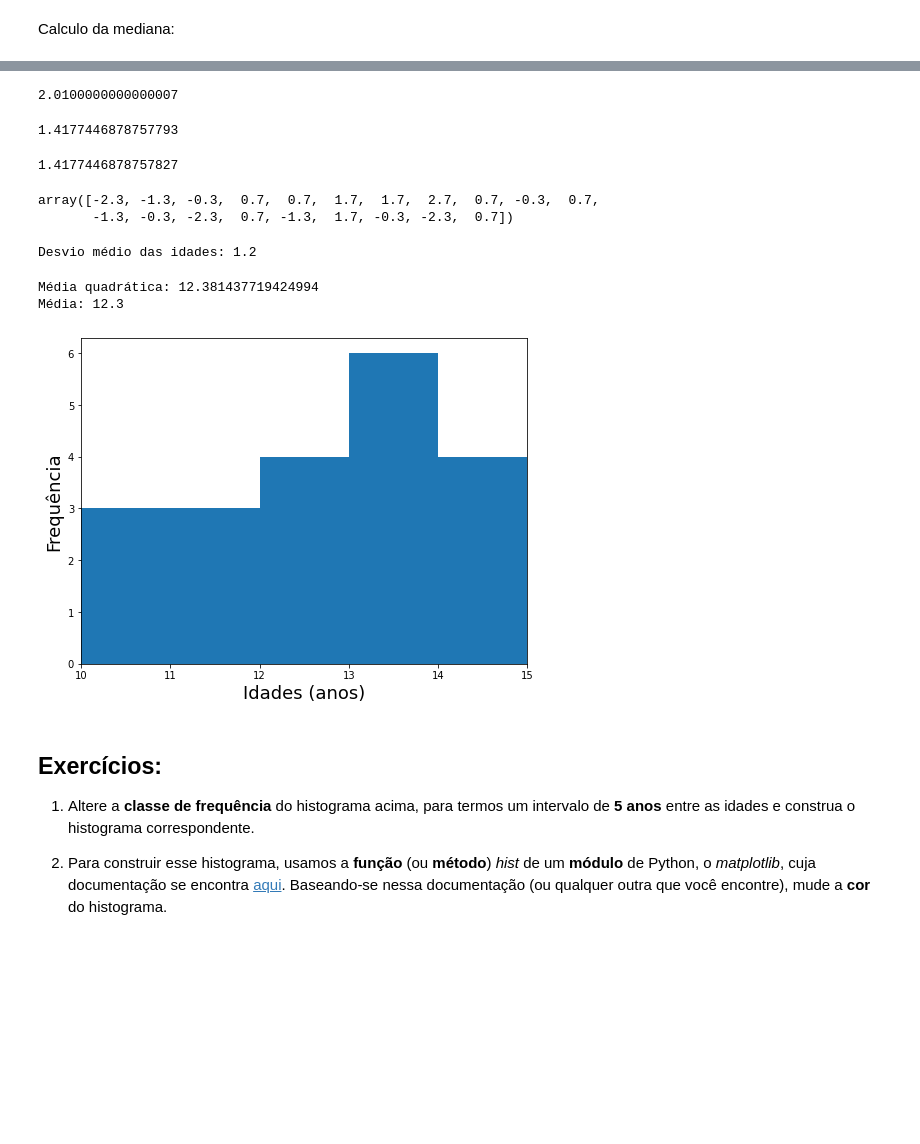
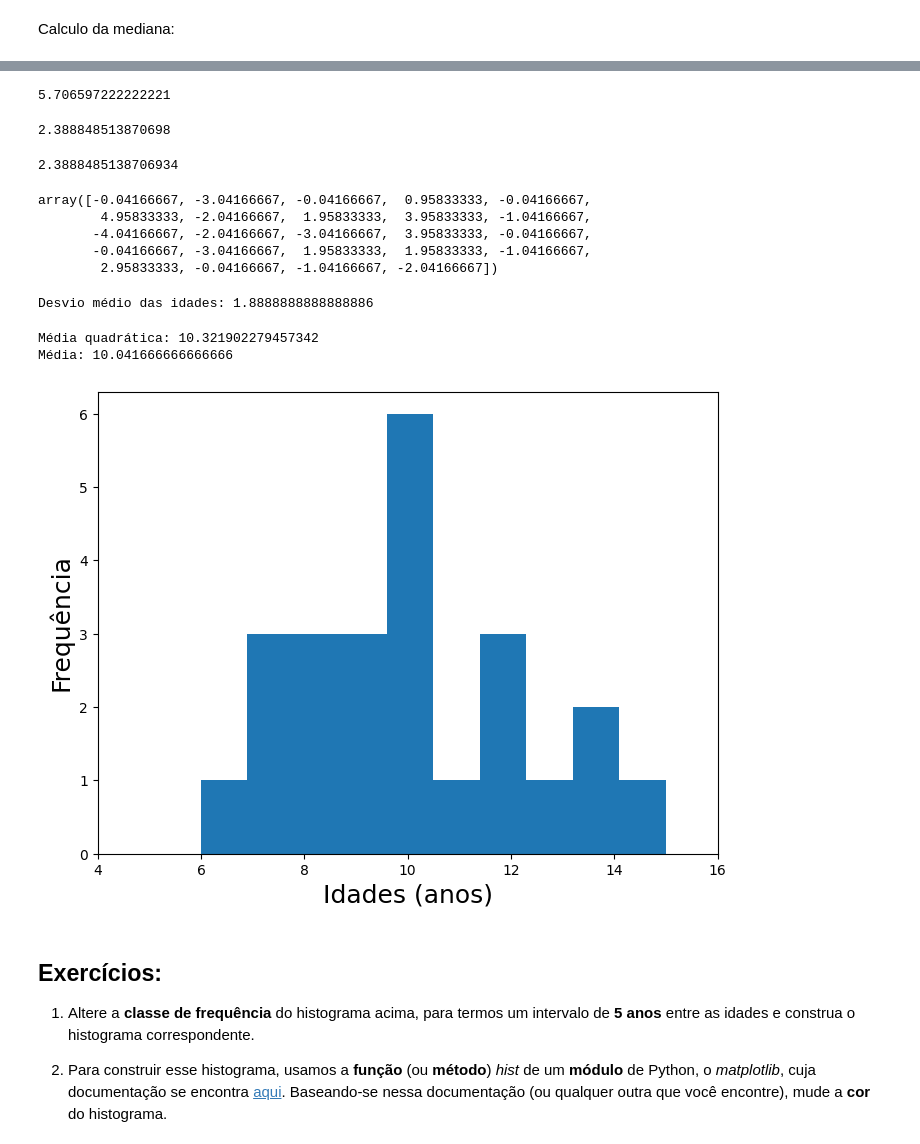
Before and after one commit to elizamelo/FisicaGeral, a Jupyter notebook: histogramasAula02Test.ipynb, the cells around one changed output, grey strips where cells are left out. Saved outputs shown, nothing was run; the diff lists cells and outputs as text; code cells hidden in the pictures; blank space fills up the shorter version.

```diff
--- a/histogramasAula02Test.ipynb
+++ b/histogramasAula02Test.ipynb
@@ -56,10 +56,9 @@ import numpy as np
 import matplotlib as mpl
 import matplotlib.pyplot as plt
 
-#Turma 3 e 4
-idades = [10,11,12,13,13,14,14,15,13,12,13,11,12,10,13,11,14,12,10,13] #anos
-#idades =[22,21,20,23,25,30,20,25,19,26,21,23,25]
-plt.hist(idades, bins=6, range=[9,16])
+#Turma 2
+idades =[10, 7, 10, 11, 10, 15, 8, 12,14, 9, 6, 8, 7, 14, 10, 10, 7,12, 12, 9, 13, 10, 9, 8] #anos
+plt.hist(idades, bins=10, range=[6,15])
 plt.xlabel('idade (anos)')
 plt.ylabel('frequência')
 plt.title('Histograma das idades de um grupo de pessoas')
@@ -197,38 +195,41 @@ variancia_I
 # %%
 np.var(idades)
 # %% [output]
-2.0100000000000007
+5.706597222222221
 # %%
 std_dev_I = np.sqrt( variancia_I )
 std_dev_I
 # %% [output]
-1.4177446878757793
+2.388848513870698
 # %%
 np.std( idades )
 # %% [output]
-1.4177446878757827
+2.3888485138706934
 # %%
 ( idades - np.mean( idades ) )
 # %% [output]
-array([-2.3, -1.3, -0.3,  0.7,  0.7,  1.7,  1.7,  2.7,  0.7, -0.3,  0.7,
-       -1.3, -0.3, -2.3,  0.7, -1.3,  1.7, -0.3, -2.3,  0.7])
+array([-0.04166667, -3.04166667, -0.04166667,  0.95833333, -0.04166667,
+        4.95833333, -2.04166667,  1.95833333,  3.95833333, -1.04166667,
+       -4.04166667, -2.04166667, -3.04166667,  3.95833333, -0.04166667,
+       -0.04166667, -3.04166667,  1.95833333,  1.95833333, -1.04166667,
+        2.95833333, -0.04166667, -1.04166667, -2.04166667])
 # %%
 desvio_medio = np.mean( np.abs( idades - np.mean( idades ) ) )
 print ( "Desvio médio das idades: {}".format( desvio_medio ) )
 # %% [output]
-Desvio médio das idades: 1.2
+Desvio médio das idades: 1.8888888888888886
 # %%
 fig = plt.figure( figsize=(8,6) )
-counts, bins, _ = plt.hist( idades, bins=5, range=(10,15) )
-plt.xlim( 10, 15 )
+counts, bins, _ = plt.hist( idades, bins=10, range=(6,15) )
+plt.xlim( 4, 16 )
 plt.xlabel( "Idades (anos)", fontsize=18 )
 plt.ylabel( "Frequência", fontsize=18 )
 print ( "Média quadrática: {}".format( np.sqrt( msomax2 ) ) )
 print ( "Média: {}".format( media ) )
 # %% [output]
-Média quadrática: 12.381437719424994
-Média: 12.3
+Média quadrática: 10.321902279457342
+Média: 10.041666666666666
-[figure, old version]
+[figure, new version]
 # %% [markdown]
 
 ## Exercícios:
```
Also changed, not shown: parts of 23 cells of this notebook.
